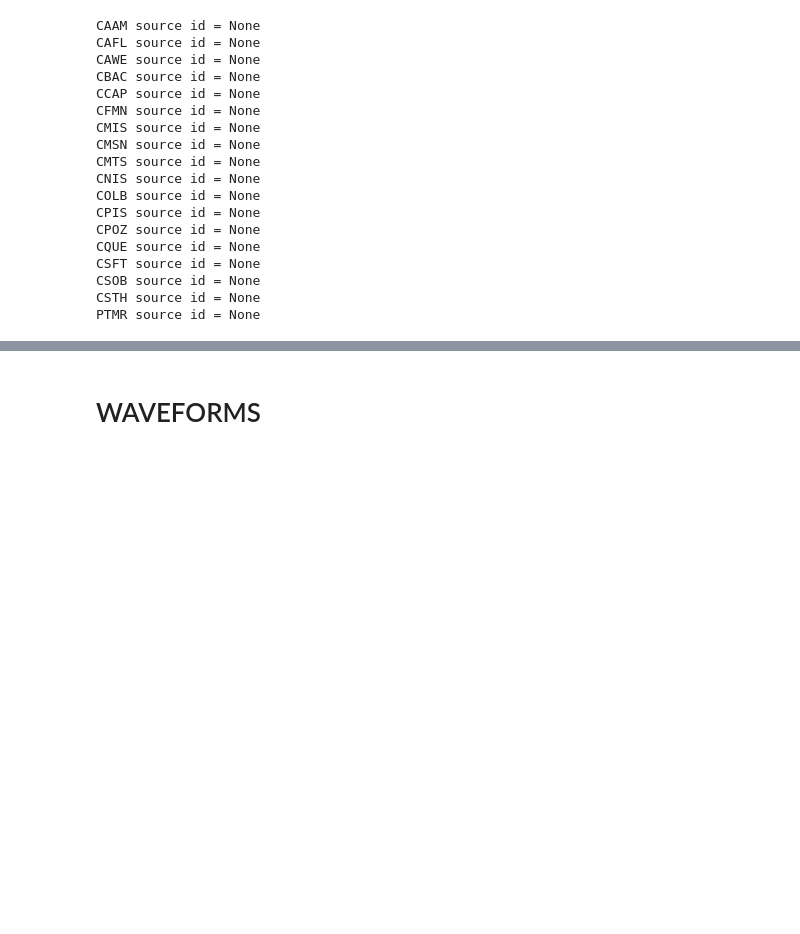
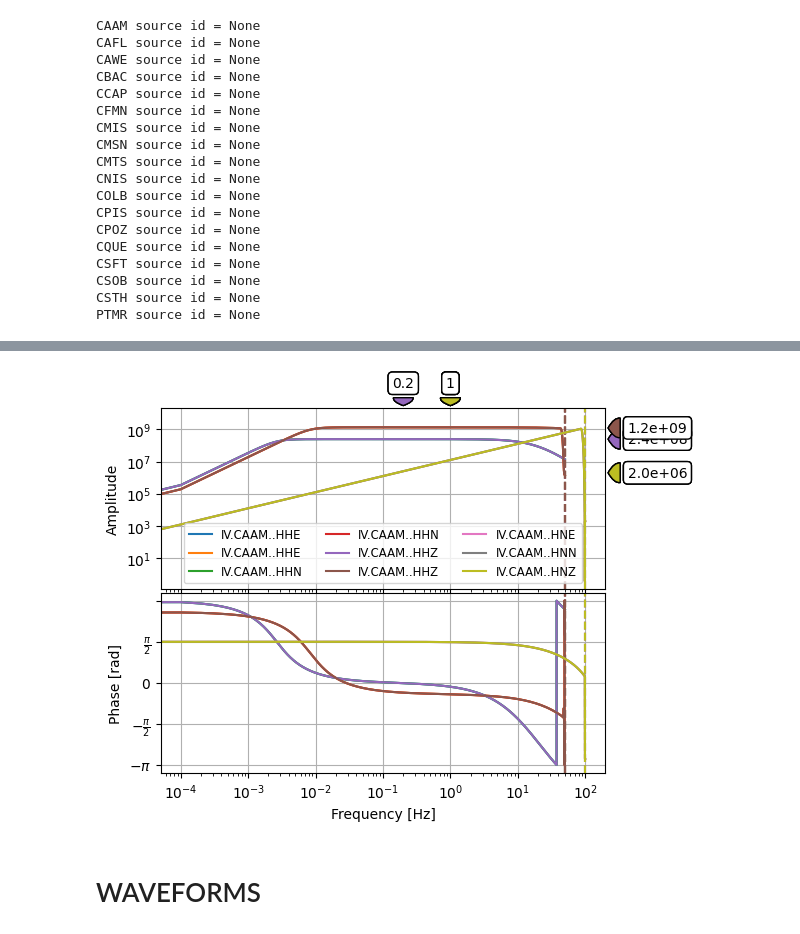
Before and after one commit to giacomorapagnani/seis, a Jupyter notebook: obspy_data_download.ipynb, the cells around one changed output, grey strips where cells are left out. Cells and saved outputs as stored; diff of their text form; code cells hidden in the pictures; blank space fills up the shorter version.

```diff
--- a/obspy_data_download.ipynb
+++ b/obspy_data_download.ipynb
@@ -162,2 +168,6 @@ inv.write('flegrei_2014_2023/inventory_flegrei.xml',format='STATIONXML')
+# %%
+inv_f.plot_response(min_freq=1E-4,station='CAAM');
+# %% [output]
+[figure, added]
 # %% [markdown]
 # WAVEFORMS
```
Also changed, not shown: parts of 9 cells of this notebook, 1 other file.
